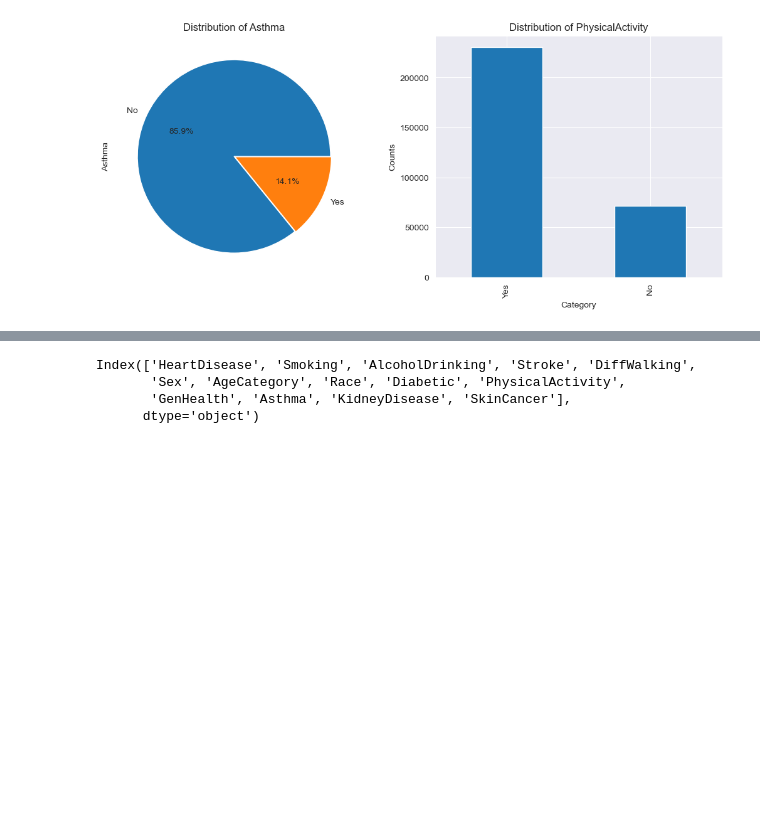
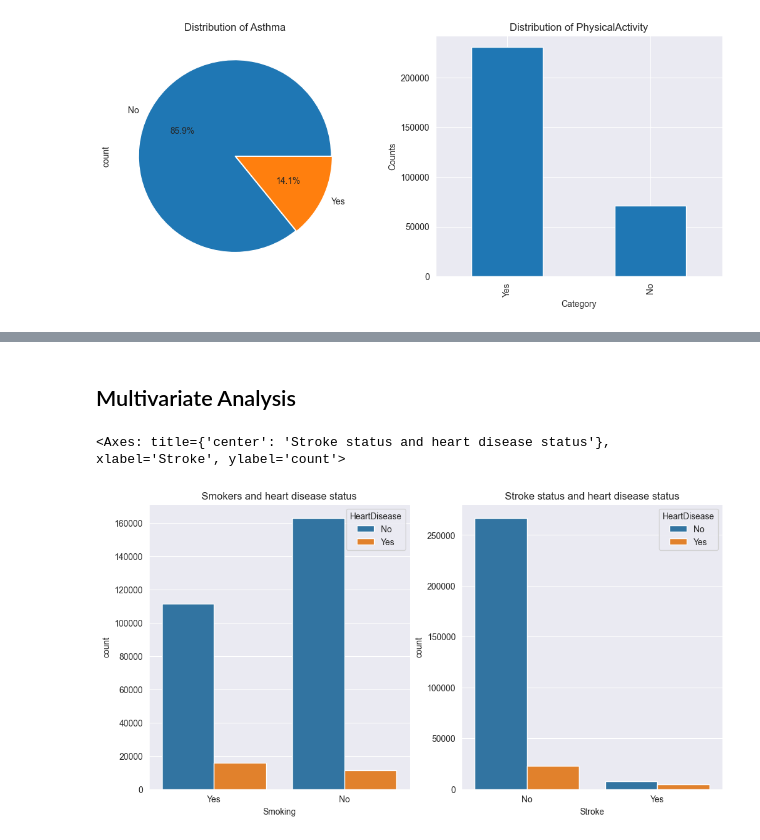
Before and after one commit to Jefest1/key_heart_disease_indicators, a Jupyter notebook: Notebooks/analysis.ipynb, the cells around one changed output, grey strips where cells are left out. Saved outputs shown, nothing was run; the diff lists cells and outputs as text; code cells hidden in the pictures; blank space fills up the shorter version.

Commit message:
Data Preprocessing

```diff
--- a/Notebooks/analysis.ipynb
+++ b/Notebooks/analysis.ipynb
@@ -221,8 +233,14 @@ plot_cat('KidneyDisease', 'SkinCancer')
-# %%
-cat_cols = data.select_dtypes(exclude= ['int64', 'float64'])
-cat_cols.columns
-# %% [output]
-Index(['HeartDisease', 'Smoking', 'AlcoholDrinking', 'Stroke', 'DiffWalking',
-       'Sex', 'AgeCategory', 'Race', 'Diabetic', 'PhysicalActivity',
-       'GenHealth', 'Asthma', 'KidneyDisease', 'SkinCancer'],
-      dtype='object')
+# %% [markdown]
+## Multivariate Analysis
+# %%
+plt.figure(figsize=(12,6))
+plt.subplot(1,2,1)
+plt.title("Smokers and heart disease status")
+sns.countplot(data=cat_cols, x='Smoking', hue='HeartDisease')
+
+plt.subplot(1,2,2)
+plt.title("Stroke status and heart disease status")
+sns.countplot(data=cat_cols, x='Stroke', hue='HeartDisease')
+# %% [output]
+<Axes: title={'center': 'Stroke status and heart disease status'}, xlabel='Stroke', ylabel='count'>
+[figure, added]
```
Also changed, not shown: parts of 18 cells of this notebook, 2 other files.
